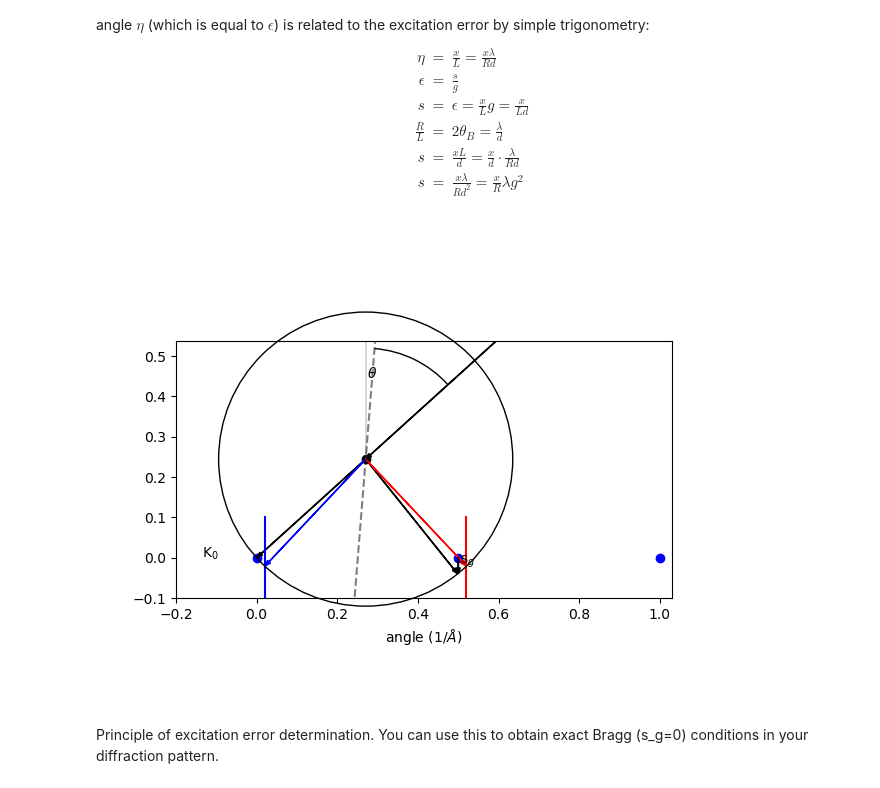
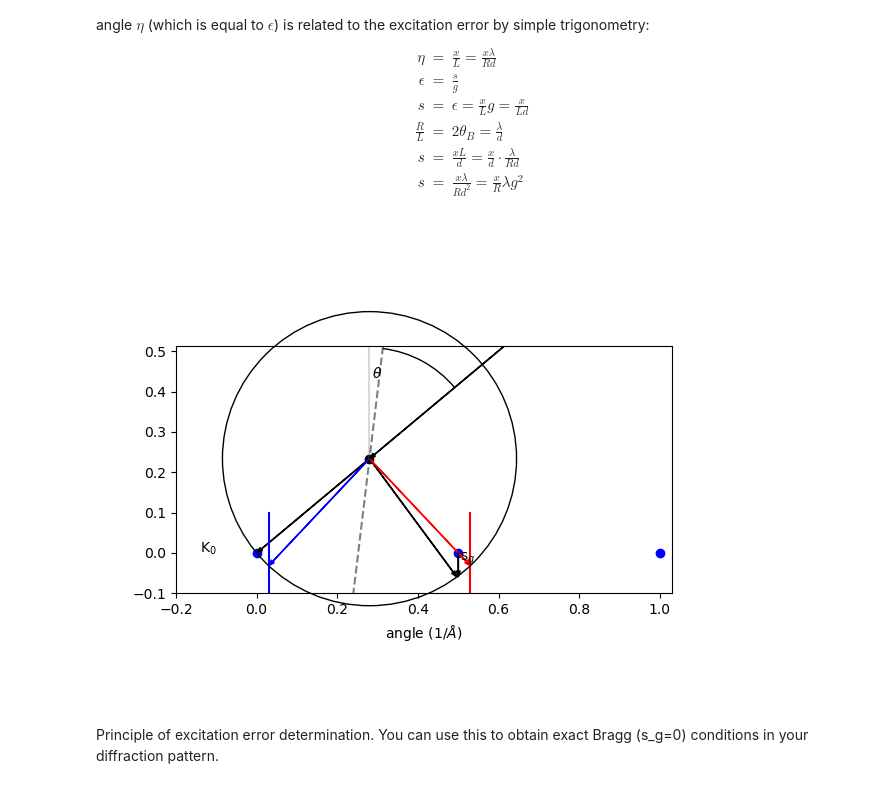
Before and after one commit to gduscher/MLSTEM2025, a Jupyter notebook: Day2/1b_Kikuchi.ipynb, the cells around one changed output. Saved outputs shown, nothing was run; the diff lists cells and outputs as text; code cells hidden in the pictures.

```diff
--- a/Day2/1b_Kikuchi.ipynb
+++ b/Day2/1b_Kikuchi.ipynb
@@ -510,13 +506,13 @@ s&=& \frac{x\lambda}{R d^2}=\frac{x}{R}\lambda g^2
 \end{eqnarray}
 # %%
 # --- Input -----
-s_g= -.04 # in 1/Ang
+s_g= -.06 # in 1/Ang
 # ---------------
 
 plt.figure()
 from pyTEMlib import animation
 animation.deficient_kikuchi_line(s_g= s_g)
 # %% [output]
-[figure, old version]
+[figure, new version]
 # %% [markdown]
 Principle of excitation error determination. You can use this to obtain exact Bragg (s_g=0) conditions  in your diffraction pattern.
```
Also changed, not shown: parts of 7 cells of this notebook, 5 other files.
